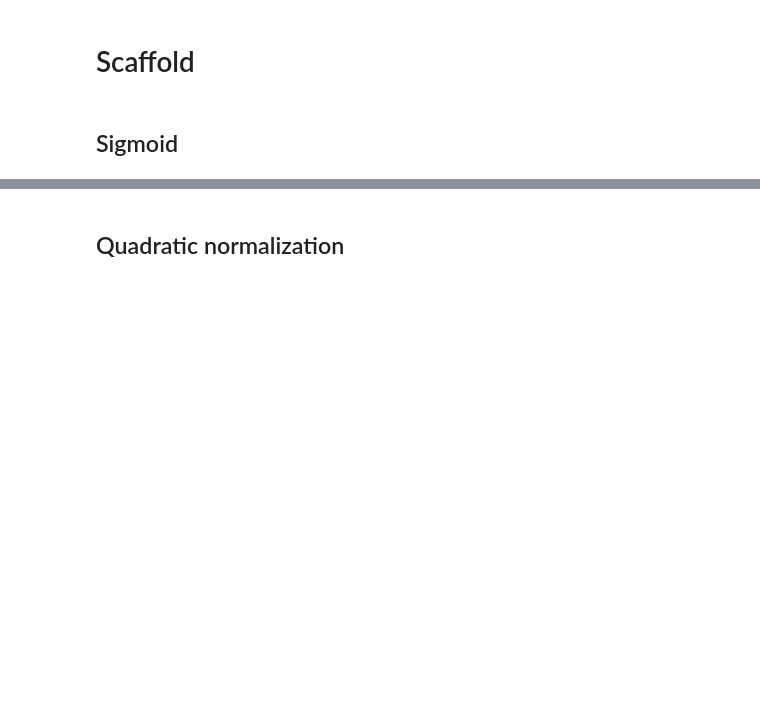
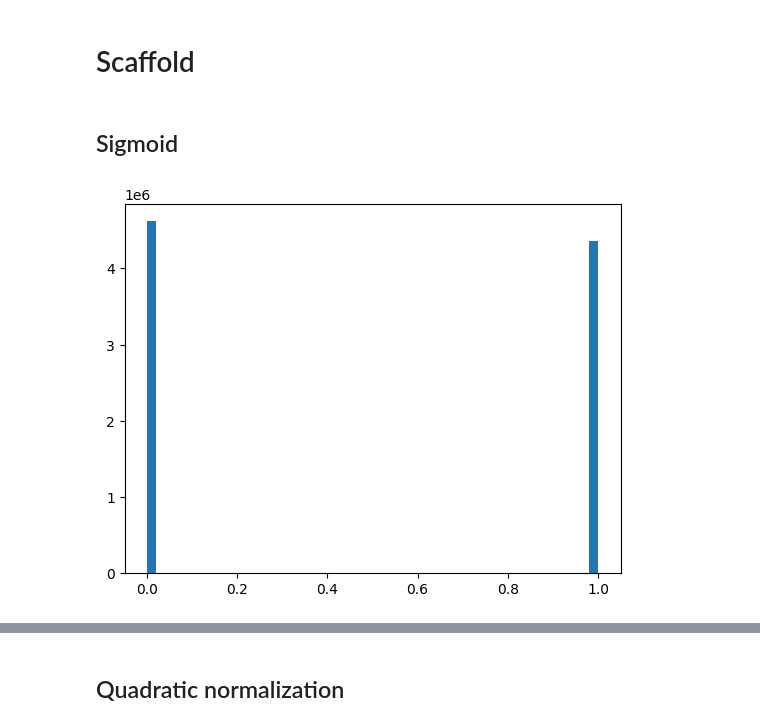
Before and after one commit to srujanakaluve/Master-s-Thesis-Projects, a Jupyter notebook: vectorHASH-cont-jax/test_jax.ipynb, the cells around one changed output, grey strips where cells are left out. Drawn from its saved outputs; the diff is of its cells as text; code cells hidden in the pictures; blank space fills up the shorter version.

```diff
--- a/vectorHASH-cont-jax/test_jax.ipynb
+++ b/vectorHASH-cont-jax/test_jax.ipynb
@@ -300,4 +300,9 @@ def score_scaffold(activation_fn, chunk_size=200):
 
 
 g_errs, h_errs  = score_scaffold(sigmoid)
+# %%
+plt.hist(g_errs.ravel(), bins=50)
+plt.show()
+# %% [output]
+[figure, added]
 # %%
```
Also changed, not shown: parts of 11 cells of this notebook, 8 other files.
